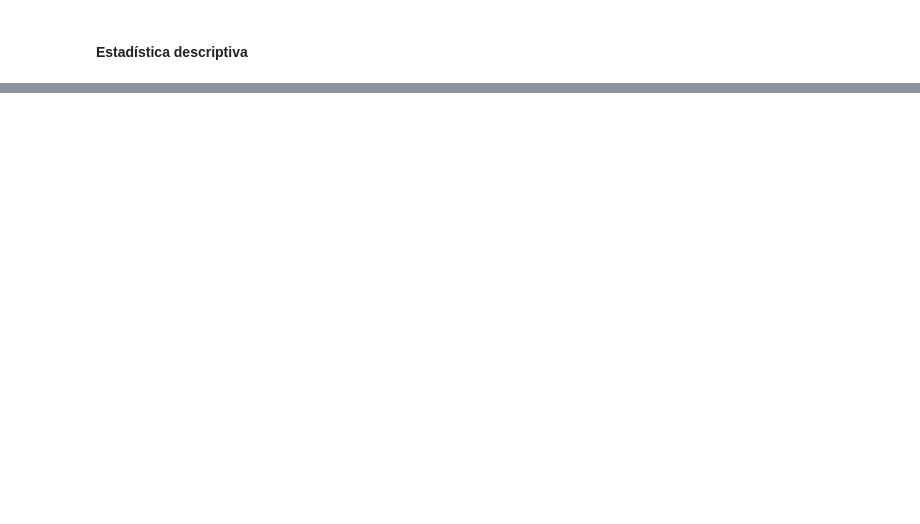
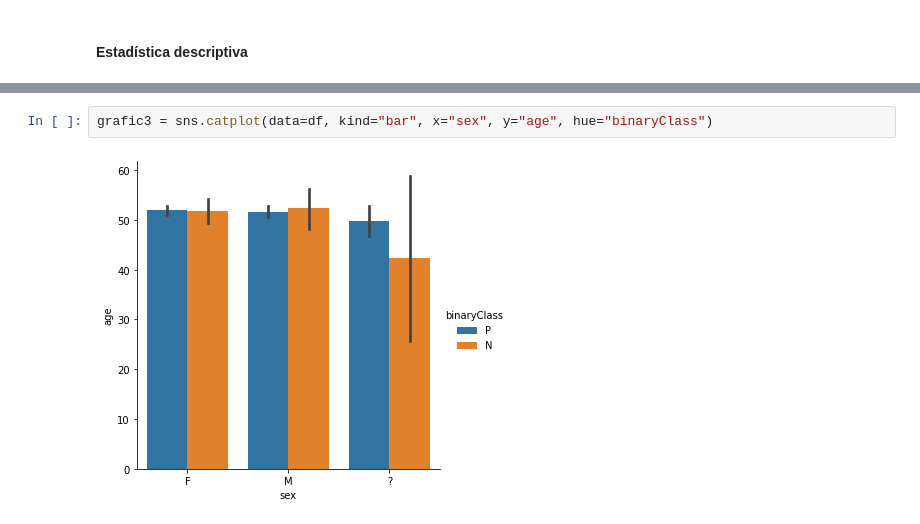
Before and after one commit to cuberhaus/APA_Practica, a Jupyter notebook: hypothyroid.ipynb, the cells around one changed output, grey strips where cells are left out. Drawn from its saved outputs; the diff is of its cells as text; blank space fills up the shorter version.

```diff
--- a/hypothyroid.ipynb
+++ b/hypothyroid.ipynb
@@ -77,0 +168,4 @@ df.describe(include='all').T
+# %%
+grafic3 = sns.catplot(data=df, kind="bar", x="sex", y="age", hue="binaryClass")
+# %% [output]
+[figure, added]
```
Also changed, not shown: parts of 28 cells of this notebook.
